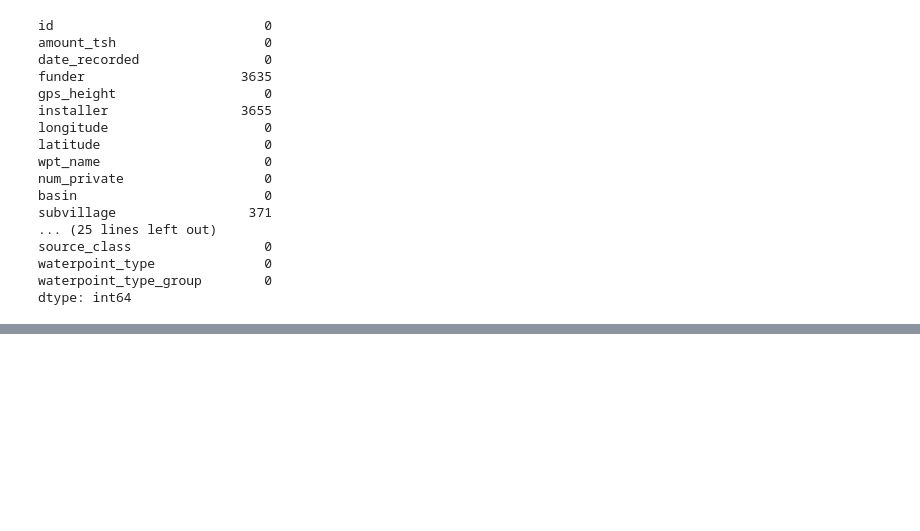
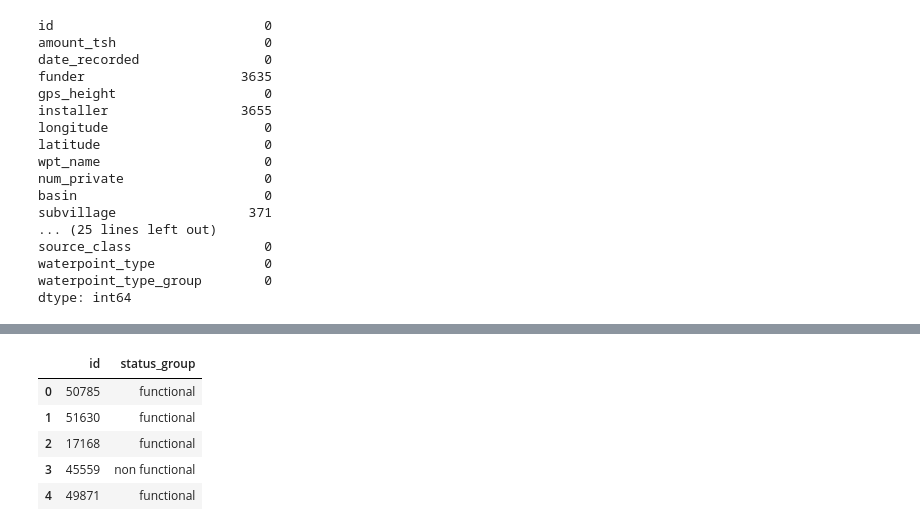
Before and after one commit to sealuwee/DS2-Predictive-Modeling-Challenge, a Jupyter notebook: DAY 1 .ipynb, the cells around one changed output, grey strips where cells are left out. Saved outputs shown, nothing was run; the diff lists cells and outputs as text; code cells hidden in the pictures; blank space fills up the shorter version.

Commit message:
14 submissions later, barely beating the baseline

```diff
--- a/DAY 1 .ipynb
+++ b/DAY 1 .ipynb
@@ -131,0 +229,3 @@ test_features['permit'].fillna('?',inplace=True)
+# %%
+train_features.drop(columns=['scheme_management_None','extraction_type_other - mkulima/shinyanga'],inplace=True)
+train_features.columns == test_features.columns
@@ -131,0 +254,3 @@ test_features['permit'].fillna('?',inplace=True)
+# %%
+y_train = train_labels['status_group']
+y_train.shape
@@ -131,0 +259,4 @@ test_features['permit'].fillna('?',inplace=True)
+# %%
+model = LogisticRegression()
+model.fit(train_features, y_train)
+model.coef_
@@ -131,0 +297,20 @@ test_features['permit'].fillna('?',inplace=True)
+# %%
+scaler = StandardScaler()
+model = DecisionTreeClassifier()
+scaler.fit(train_features)
+X_train = scaler.transform(train_features)
+X_test = scaler.transform(test_features)
+# %%
+model.set_params(max_depth = 50, max_features=20, criterion='gini',min_samples_leaf=3)
+model.fit(X_train,y_train)
+
+submission=sample_submission.copy()
+submission['status_group'] = model.predict(X_test)
+submission.head()
+# %% [output]
+|  | id | status_group |
+| 0 | 50785 | functional |
+| 1 | 51630 | functional |
+| 2 | 17168 | functional |
+| 3 | 45559 | non functional |
+| 4 | 49871 | functional |
```
Also changed, not shown: parts of 23 cells of this notebook, 16 other files.
